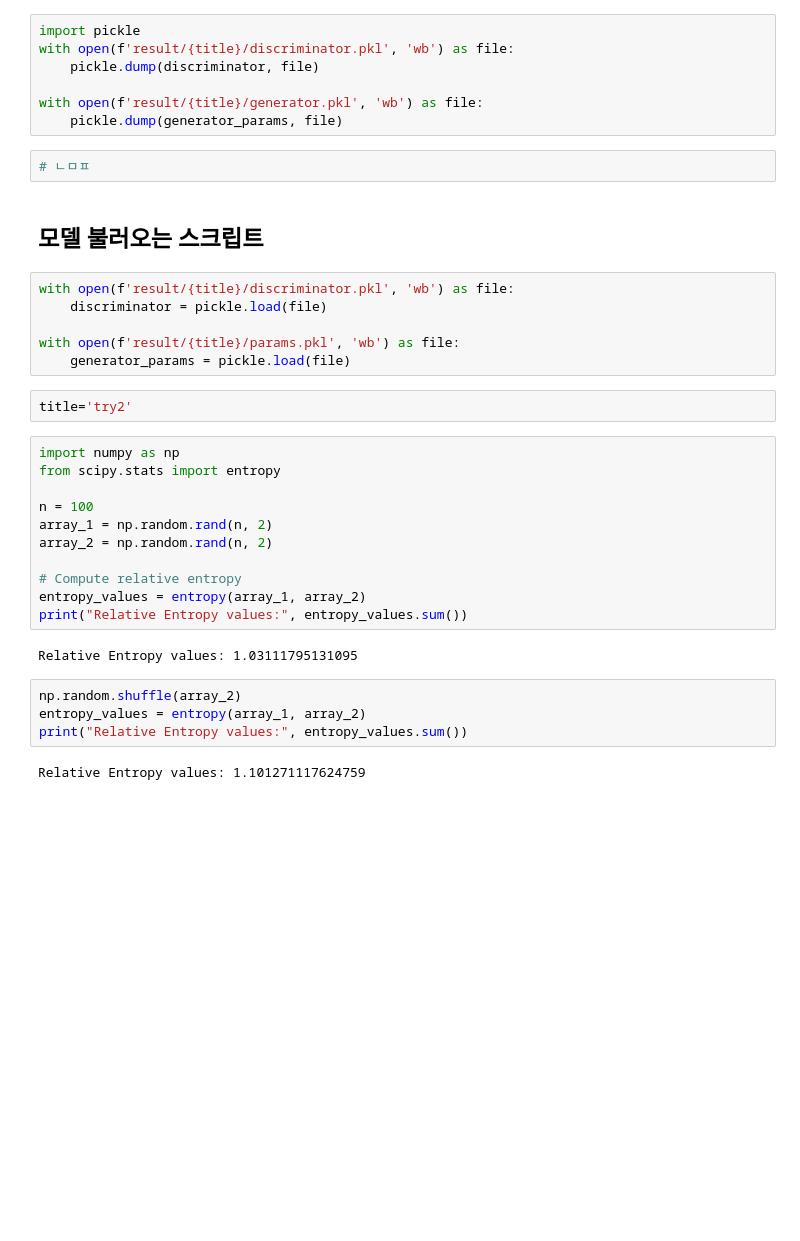
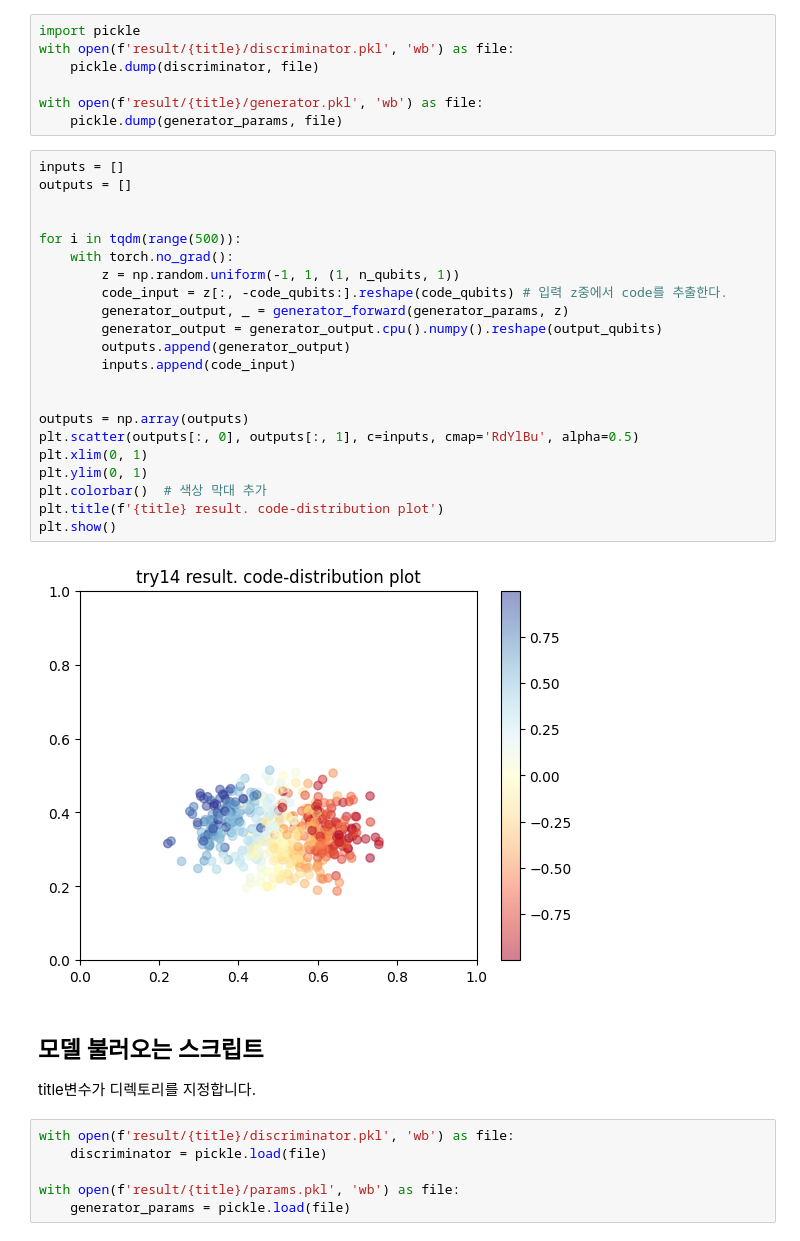
Before and after one commit to red1108/infoQGAN-outdated-, a Jupyter notebook: QGAN+QMINE/code.ipynb, the cells around one changed output. Drawn from its saved outputs; the diff is of its cells as text; blank space fills up the shorter version.

Commit message:
check infoQGAN result

```diff
--- a/QGAN+QMINE/code.ipynb
+++ b/QGAN+QMINE/code.ipynb
@@ -371,34 +345,37 @@ with open(f'result/{title}/discriminator.pkl', 'wb') as file:
 
 with open(f'result/{title}/generator.pkl', 'wb') as file:
     pickle.dump(generator_params, file)
-# %%
-# ㄴㅁㅍ
+# %%
+inputs = []
+outputs = []
+
+
+for i in tqdm(range(500)):
+    with torch.no_grad():
+        z = np.random.uniform(-1, 1, (1, n_qubits, 1))
+        code_input = z[:, -code_qubits:].reshape(code_qubits) # 입력 z중에서 code를 추출한다.
+        generator_output, _ = generator_forward(generator_params, z)
+        generator_output = generator_output.cpu().numpy().reshape(output_qubits)
+        outputs.append(generator_output)
+        inputs.append(code_input)
+
+
+outputs = np.array(outputs)
+plt.scatter(outputs[:, 0], outputs[:, 1], c=inputs, cmap='RdYlBu', alpha=0.5)
+plt.xlim(0, 1)
+plt.ylim(0, 1)
+plt.colorbar()  # 색상 막대 추가
+plt.title(f'{title} result. code-distribution plot')
+plt.show()
+# %% [output]
+[figure, added]
 # %% [markdown]
 ## 모델 불러오는 스크립트
+
+title변수가 디렉토리를 지정합니다.
 # %%
 with open(f'result/{title}/discriminator.pkl', 'wb') as file:
     discriminator = pickle.load(file)
 
 with open(f'result/{title}/params.pkl', 'wb') as file:
     generator_params = pickle.load(file)
-# %%
-title='try2'
-# %%
-import numpy as np
-from scipy.stats import entropy
-
-n = 100
-array_1 = np.random.rand(n, 2)
-array_2 = np.random.rand(n, 2)
-
-# Compute relative entropy
-entropy_values = entropy(array_1, array_2)
-print("Relative Entropy values:", entropy_values.sum())
-# %% [output]
-Relative Entropy values: 1.03111795131095
-# %%
-np.random.shuffle(array_2)
-entropy_values = entropy(array_1, array_2)
-print("Relative Entropy values:", entropy_values.sum())
-# %% [output]
-Relative Entropy values: 1.101271117624759
```
Also changed, not shown: parts of 5 cells of this notebook, 3 other files.
